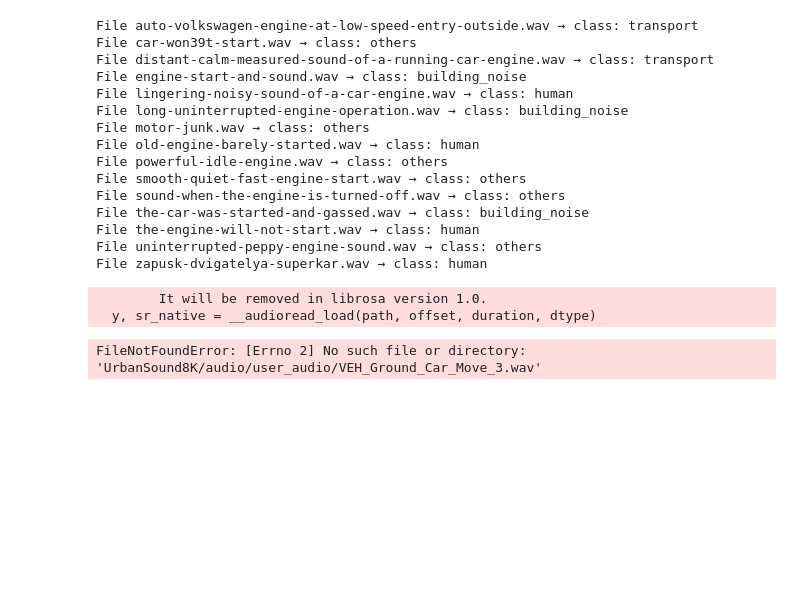
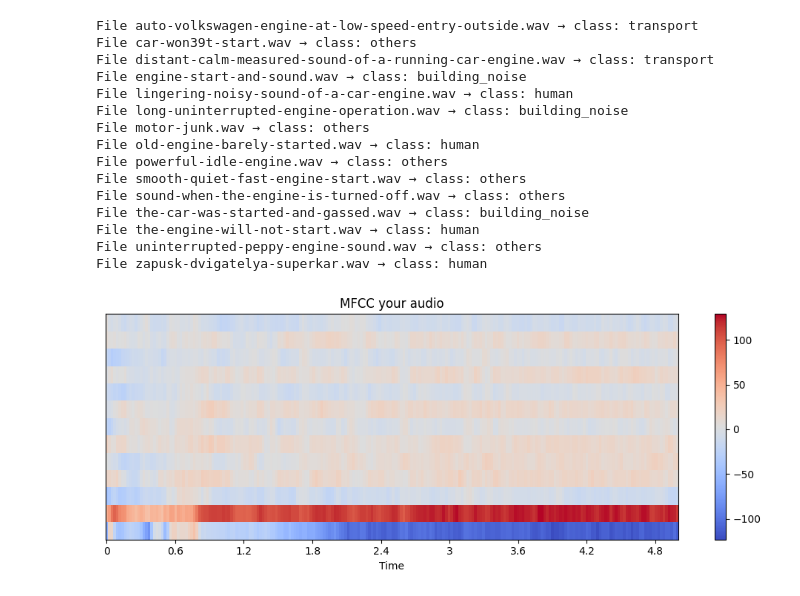
Before and after one commit to nodirbekUmarov04/thesis-classification-microservice, a Jupyter notebook: SoundClassification.ipynb, the cells around one changed output. Saved outputs shown, nothing was run; the diff lists cells and outputs as text; code cells hidden in the pictures; blank space fills up the shorter version.

```diff
--- a/SoundClassification.ipynb
+++ b/SoundClassification.ipynb
@@ -195,7 +195,15 @@ File the-engine-will-not-start.wav → class: human
 File uninterrupted-peppy-engine-sound.wav → class: others
 File zapusk-dvigatelya-superkar.wav → class: human
 # %%
+file_path = "UrbanSound8K/Test/user_audio/engine-start-and-sound.wav"
+audio, sr = librosa.load(file_path, duration=5)
+mfcc = librosa.feature.mfcc(y=audio, sr=sr, n_mfcc=13)
+
+plt.figure(figsize=(10,4))
+librosa.display.specshow(mfcc, x_axis='time')
+plt.colorbar()
+plt.title('MFCC your audio')
+plt.tight_layout()
+plt.show()
 # %% [output]
-        It will be removed in librosa version 1.0.
-  y, sr_native = __audioread_load(path, offset, duration, dtype)
-FileNotFoundError: [Errno 2] No such file or directory: 'UrbanSound8K/audio/user_audio/VEH_Ground_Car_Move_3.wav'
+[figure, added]
```
Also changed, not shown: 1 other file.
